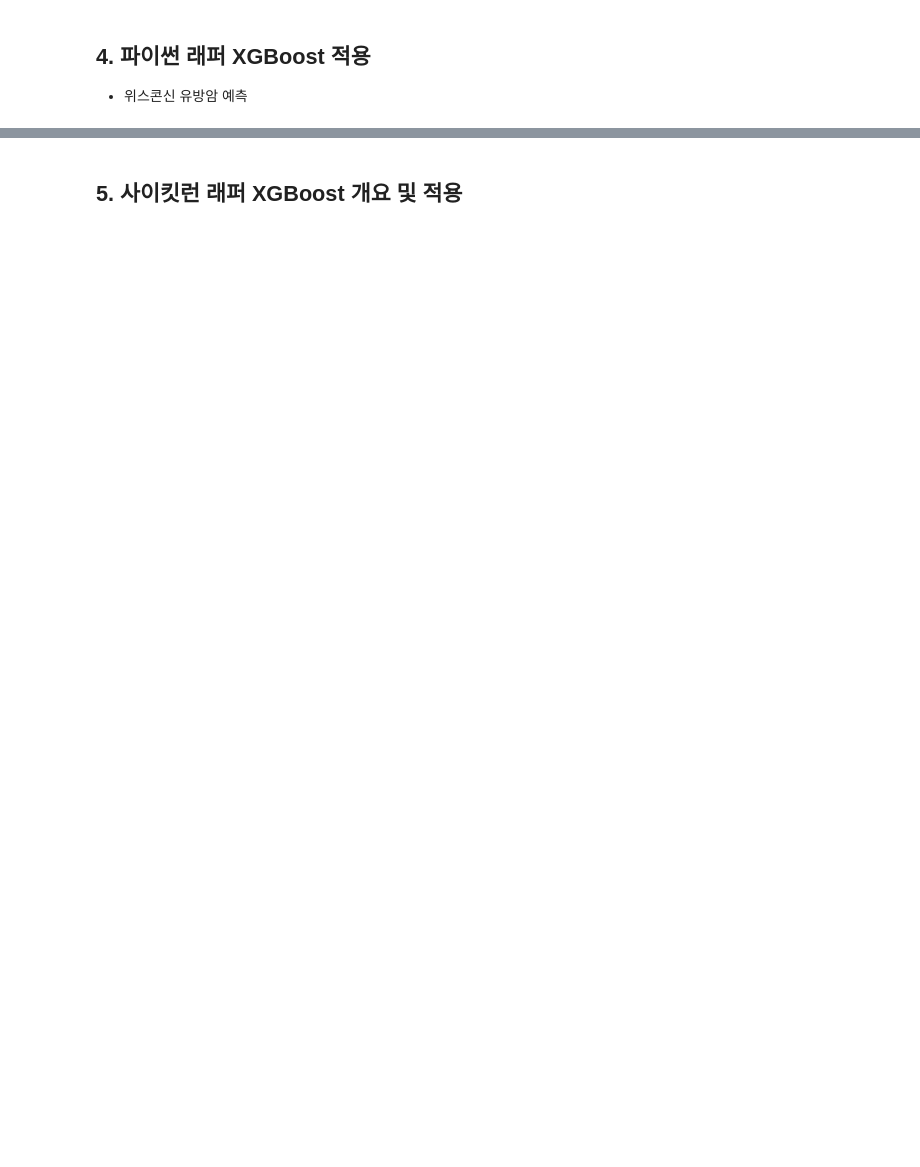
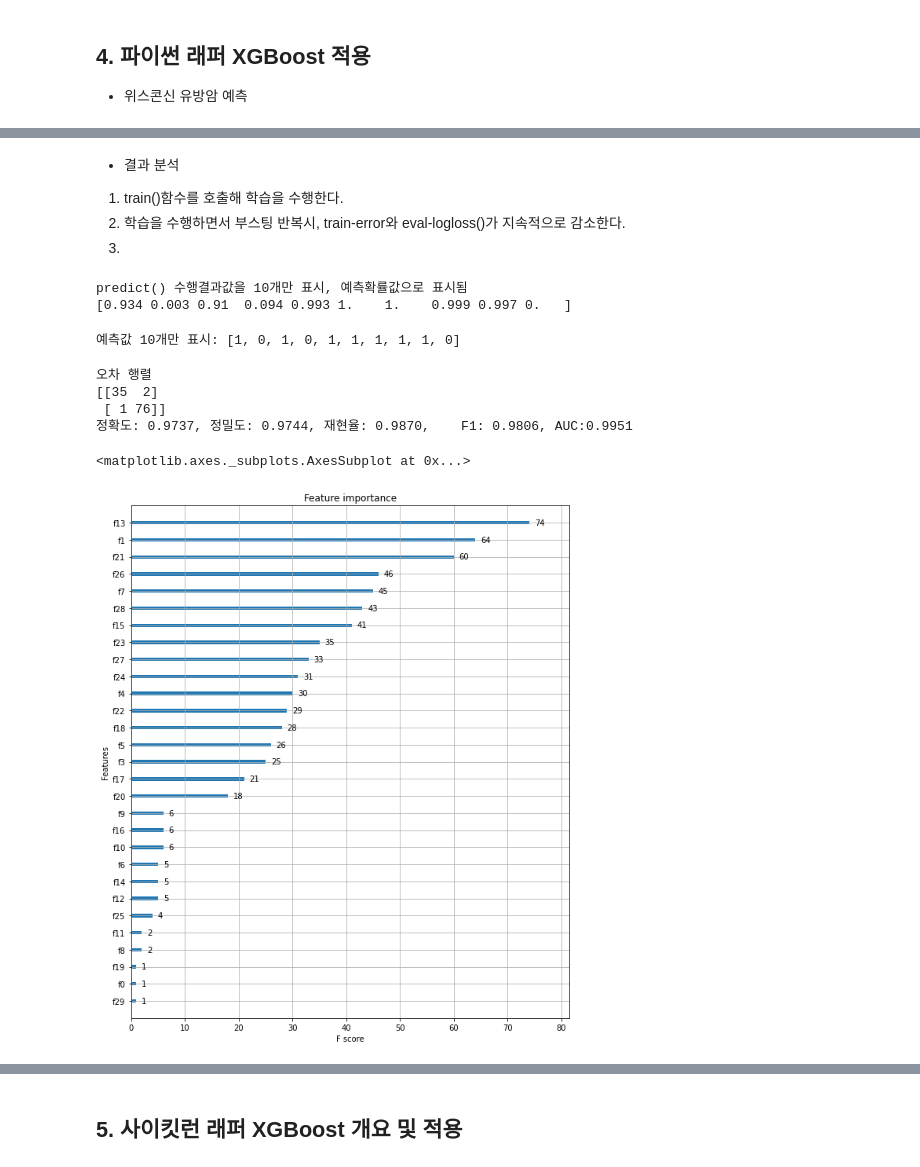
Before and after one commit to lim-jr/ESAA-Submits, a Jupyter notebook: 1114월과제_머신러닝_완벽가이드(227~251,_278~289).ipynb, the cells around one changed output, grey strips where cells are left out. Cells and saved outputs as stored; diff of their text form; code cells hidden in the pictures; blank space fills up the shorter version.

```diff
--- a/1114월과제_머신러닝_완벽가이드(227~251,_278~289).ipynb
+++ b/1114월과제_머신러닝_완벽가이드(227~251,_278~289).ipynb
@@ -49,0 +105,6 @@ from xgboost import XGBClassifier
+# %%
+# 전체 데이터 중 80%는 학습용 데이터, 20%는 테스용 데이터 추출
+X_train, X_test, y_train, y_test = train_test_split(X_features, y_label, test_size=0.2, random_state=156)
+## 이건 cancer_df(DF)가지고 하는게 아니라 dataset(Bunch)가지고 한다.
+
+print(X_train.shape, X_test.shape)
@@ -49,0 +119,17 @@ from xgboost import XGBClassifier
+# %%
+# 넘파이 형태의 학습 데이터셋과 테스트 데이터셋을 DMatrix로 변환
+
+dtrain = xgb.DMatrix(data=X_train, label=y_train)
+dtest = xgb.DMatrix(data=X_test, label=y_test)
+# %%
+## XGBoost의 하이퍼 파라미터 설정
+
+# 딕셔너리 형태로 입력
+params = {
+    'max_depth':3, #트리최대깊이
+    'eta':0.1, #학습률, XGB에서는 learning_rate
+    'objective': 'binary:logistic', #목적함수가 이진로지스틱
+    'eval_metric': 'logloss', #오류함수의 평가성능지표는 logloss(분류모델의 평가지표 중 하나 ), logloss가 작을수록 좋은 모델이다.
+    #'early_stoppings':100 #조기중단할 수 있는 최소반복횟수를 100회로 설정
+}
+num_rounds = 400 #부스팅 반복횟수
@@ -49,0 +142,6 @@ from xgboost import XGBClassifier
+# %%
+# train 데이터셋은 'train', evaluation(test) 데이터셋은 'eval'로 명기
+wlist = [(dtrain, 'train'), (dtest, 'eval')]
+
+# 하이퍼 파라미터와 early stopping 파라미터(한번더 따로 입력해야)를 xgboost모듈의 train함수의 파라미터로 전달
+xgb_model = xgb.train(params=params, dtrain=dtrain, num_boost_round=num_rounds, early_stopping_rounds=100, evals=wlist)
@@ -49,0 +166,22 @@ from xgboost import XGBClassifier
+# %% [markdown]
+* 결과 분석
+1) train()함수를 호출해 학습을 수행한다.
+2) 학습을 수행하면서 부스팅 반복시, train-error와 eval-logloss()가 지속적으로 감소한다.
+3)
+# %%
+## train()메서드로 학습이 완료된 모델 객체를 반환후
+## predict()메서드로 이 모델 객체 가지고 예측수행
+
+# xgboost의 predict()는 예측결과 클래스값이 아닌, 예측결과 추정할수있는 확률값 반환
+pred_probs = xgb_model.predict(dtest)
+print('predict() 수행결과값을 10개만 표시, 예측확률값으로 표시됨')
+print(np.round(pred_probs[:10], 3))
+# %% [output]
+predict() 수행결과값을 10개만 표시, 예측확률값으로 표시됨
+[0.934 0.003 0.91  0.094 0.993 1.    1.    0.999 0.997 0.   ]
+# %%
+# 예측확률이 0.5보다 크면 1, 그렇지 않으면 0으로 예측값 결정해, 리스트객체인 preds에 저장
+preds = [1 if x>0.5 else 0 for x in pred_probs]
+print('예측값 10개만 표시:', preds[:10])
+# %% [output]
+예측값 10개만 표시: [1, 0, 1, 0, 1, 1, 1, 1, 1, 0]
@@ -49,0 +206,21 @@ from xgboost import XGBClassifier
+# %%
+# 앞에서 생성한 get_clf_eval()함수를 적용해, XGBoost모델의 예측성능을 평가
+get_clf_eval(y_test, preds, pred_probs)
+# %% [output]
+오차 행렬
+[[35  2]
+ [ 1 76]]
+정확도: 0.9737, 정밀도: 0.9744, 재현율: 0.9870,    F1: 0.9806, AUC:0.9951
+# %%
+## 피처의 중요도를 막대그래프로 시각화
+# 피처명을 제대로 알 수 없으므로 f0, f1 이름붙인다.
+
+from xgboost import plot_importance
+import matplotlib.pyplot as plt
+%matplotlib inline
+
+fig, ax = plt.subplots(figsize=(10,12))
+plot_importance(xgb_model, ax=ax)
+# %% [output]
+<matplotlib.axes._subplots.AxesSubplot at 0x...>
+[figure, added]
```
Also changed, not shown: parts of 35 cells of this notebook.
